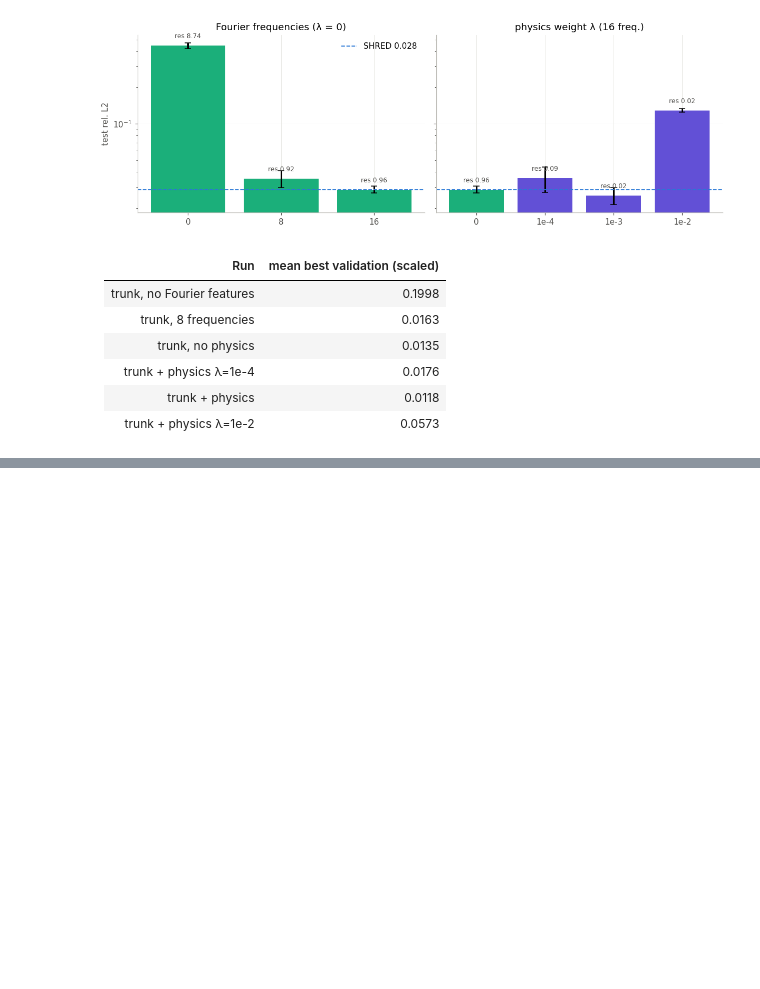
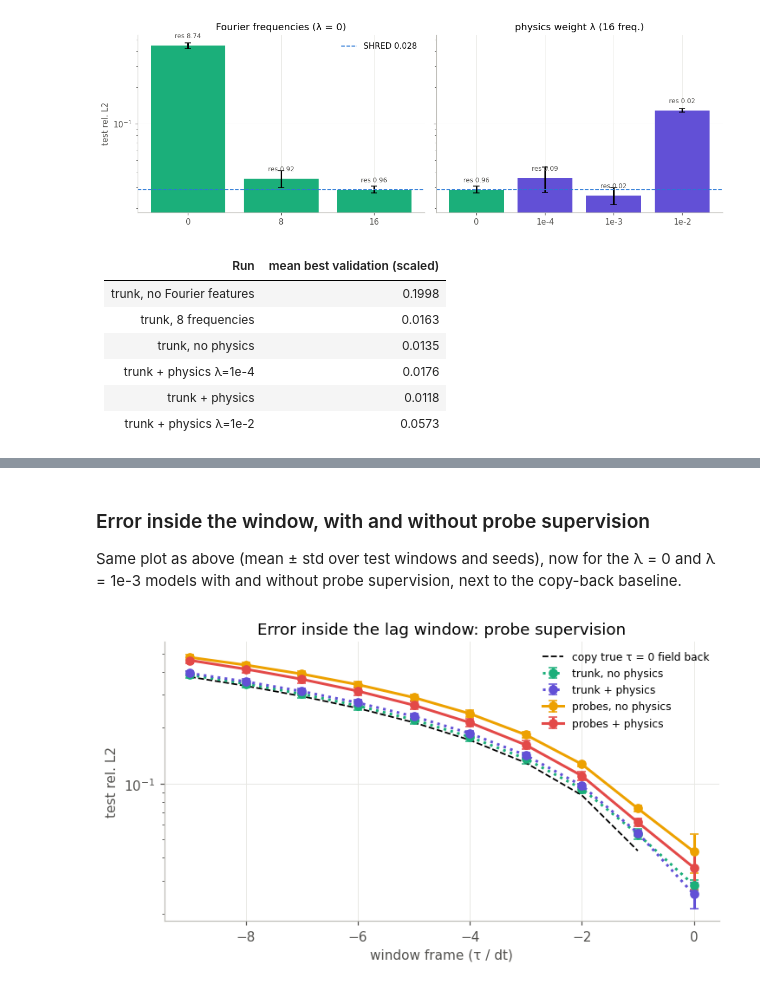
Before and after one commit to KJMvanderHorst/shred_code, a Jupyter notebook: notebooks/trunk_shred_wave.ipynb, the cells around one changed output, grey strips where cells are left out. Cells and saved outputs as stored; diff of their text form; code cells hidden in the pictures; blank space fills up the shorter version.

```diff
--- a/notebooks/trunk_shred_wave.ipynb
+++ b/notebooks/trunk_shred_wave.ipynb
@@ -343,0 +363,32 @@ display(Markdown("\n".join(rows)))
+# %%
+PAIRS = [("0", "trunk_shred__clean", "trunk_shred_probes__clean"),
+         ("1e-4", "trunk_shred_pinn_weak__clean", "trunk_shred_pinn_weak_probes__clean"),
+         ("1e-3", "trunk_shred_pinn__clean", "trunk_shred_pinn_probes__clean"),
+         ("1e-2", "trunk_shred_pinn_strong__clean", "trunk_shred_pinn_strong_probes__clean")]
+
+def per_frame(r):
+    # (seeds, lags) test rel. L2 of the full field at each window frame
+    out = []
+    for s in SEEDS:
+        model, sd = load_model(r, s)
+        b = model.coefficients(torch.tensor(sd.windows[sd.test_idx])).detach()
+        row = []
+        for j in range(sd.lags):
+            tau_j = torch.full_like(model.x_grid, (j - sd.lags + 1) * model.tau_span / (sd.lags - 1))
+            pred = model.field(b, model.x_grid, tau_j).detach().numpy()
+            row.append(np.linalg.norm(pred - sd.load_X[sd.test_idx + j]) / np.linalg.norm(sd.load_X[sd.test_idx + j]))
+        out.append(row)
+    return np.array(out)
+
+FRAMES = {r: per_frame(r) for _, a, b in PAIRS for r in (a, b)}
+rows = ["| λ | probes | test err (τ = 0) | window err (τ < 0, mean) | window err τ = −9 dt | rel. error û_t | residual | best val (scaled) |",
+        "|---|---|---:|---:|---:|---:|---:|---:|"]
+for lam, a, b in PAIRS:
+    for r, pr in ((a, "no"), (b, "yes")):
+        te = [results[(r, s)]["metrics"]["clean"]["err"] for s in SEEDS]
+        f = FRAMES[r]
+        v = [velocity_check(*load_model(r, s))[0] for s in SEEDS]
+        bv = [load_arrays(ROOT, r, s)["val_history"].min() for s in SEEDS]
+        rows.append(f"| {lam} | {pr} | {ms(te)} | {ms(f[:, :-1].mean(1), '{:.3f}')} | {ms(f[:, 0], '{:.3f}')} "
+                    f"| {ms(v, '{:.2f}')} | {ms([RES[(r, s)][0] for s in SEEDS], '{:.3f}')} | {np.mean(bv):.4f} |")
+display(Markdown("\n".join(rows)))
@@ -343,0 +406,19 @@ display(Markdown("\n".join(rows)))
+# %% [markdown]
+### Error inside the window, with and without probe supervision
+
+Same plot as above (mean ± std over test windows and seeds), now for the λ = 0 and λ = 1e-3 models with and
+without probe supervision, next to the copy-back baseline.
+# %%
+fig, ax = plt.subplots(figsize=(7.5, 3.8))
+lag_axis = np.arange(-seed_data(0).lags + 1, 1)
+for r, ls in [("trunk_shred__clean", ":"), ("trunk_shred_pinn__clean", ":"),
+              ("trunk_shred_probes__clean", "-"), ("trunk_shred_pinn_probes__clean", "-")]:
+    f = FRAMES[r]
+    ax.errorbar(lag_axis, f.mean(0), yerr=f.std(0), color=COLOR[r], ls=ls, marker="o", capsize=3, label=LABEL[r])
+ax.plot(lag_axis[:-1], copy.mean(0)[:-1], "k--", lw=1.2, label="copy true τ = 0 field back")
+ax.set(yscale="log", xlabel="window frame (τ / dt)", ylabel="test rel. L2",
+       title="Error inside the lag window: probe supervision")
+ax.legend(frameon=False, fontsize=8)
+gp.save(fig, ROOT, "error_over_window_probes"); plt.show()
+# %% [output]
+[figure, added]
```
Also changed, not shown: parts of 11 cells of this notebook, 12 other files.
